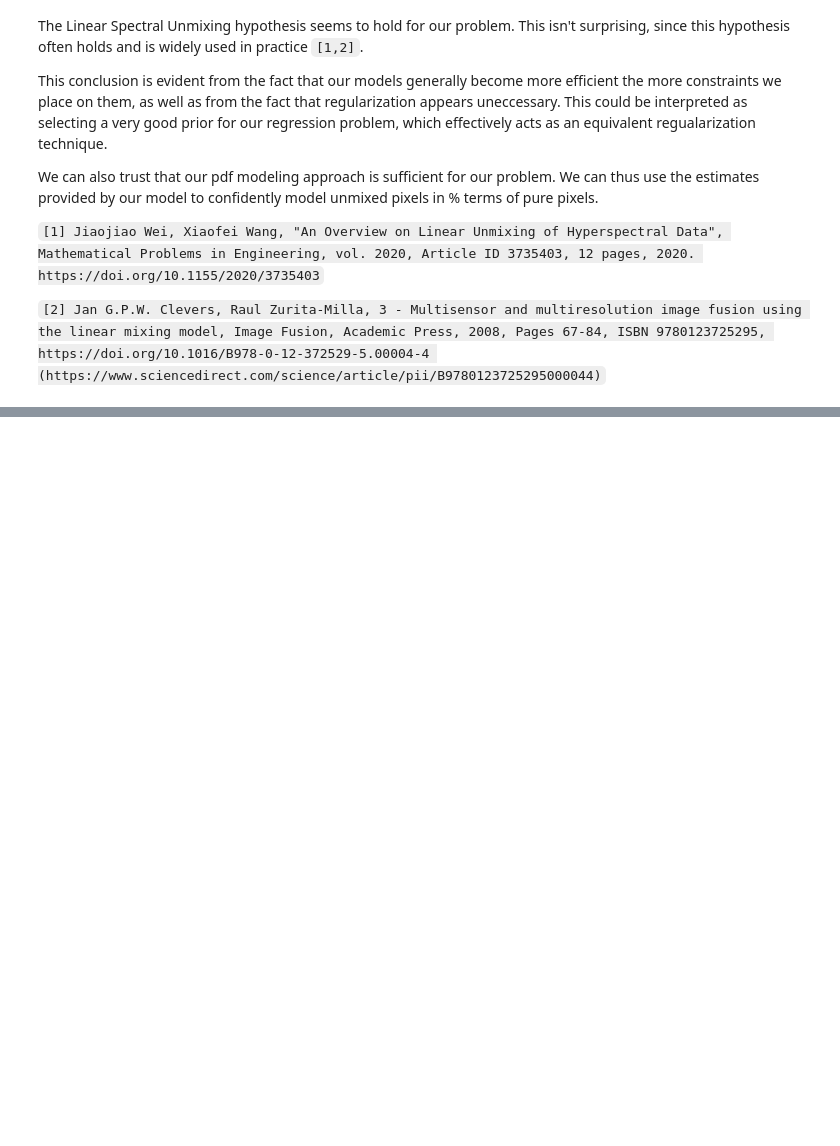
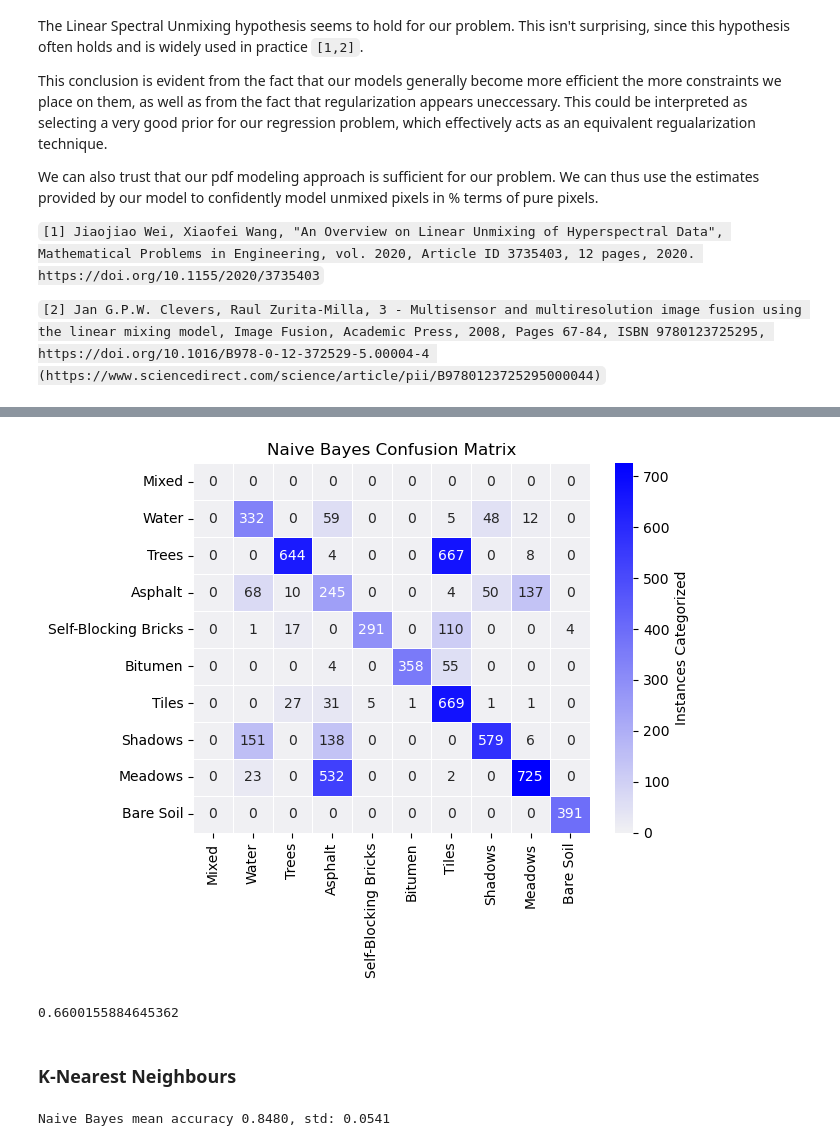
Before and after one commit to dimits-ts/hyperspectral-imaging, a Jupyter notebook: Project_AUEB.ipynb, the cells around one changed output, grey strips where cells are left out. Cells and saved outputs as stored; diff of their text form; code cells hidden in the pictures; blank space fills up the shorter version.

```diff
--- a/Project_AUEB.ipynb
+++ b/Project_AUEB.ipynb
@@ -416,0 +471,24 @@ plt.show()
+# %%
+def confusion_matrix(true_labels, predicted_labels):
+    """
+    Construct the confusion matrix for a classifier.
+
+    Parameters:
+    - true_labels: numpy array of true labels
+    - predicted_labels: numpy array of predicted labels
+    - num_classes: number of classes in the classification problem (optional)
+
+    Returns:
+    - confusion_matrix: numpy array representing the confusion matrix
+    """
+    num_classes = max(np.max(true_labels), np.max(predicted_labels)) + 1
+
+    confusion_matrix = np.zeros((num_classes, num_classes), dtype=int)
+
+    for true, pred in zip(true_labels, predicted_labels):
+        confusion_matrix[true, pred] += 1
+
+    return confusion_matrix
+# %%
+naive_conf = confusion_matrix(naive_res, y_train)
+naive_conf
@@ -416,0 +506,37 @@ plt.show()
+# %%
+def conf_matrix_heatmap(name, conf_matrix):
+    sns.heatmap(conf_matrix,
+                cmap=sns.color_palette("light:b", as_cmap=True),
+                cbar_kws={'label': "Instances Categorized"},
+                annot=True, fmt="d", linewidths=.5,
+                xticklabels=class_names.values(),
+                yticklabels=class_names.values())
+    plt.title(name)
+    plt.show()
+
+conf_matrix_heatmap("Naive Bayes Confusion Matrix", naive_conf)
+# %% [output]
+[figure, added]
+# %%
+def get_accuracy(predicted_labels: np.ndarray, actual_labels: np.ndarray) -> float:
+    """
+    Get the accuracy of the model based on its predicted and actual labels of its data.
+    :param predicted_labels: the labels which the model predicted
+    :param actual_labels: the actual labels of the data
+    :return: a number between 0 and 1 representing the accuracy of the model
+    """
+    return (predicted_labels.ravel() == actual_labels.ravel()).mean()
+
+get_accuracy(naive_res, y_train)
+# %% [output]
+0.6600155884645362
+# %% [markdown]
+### K-Nearest Neighbours
+# %%
+from sklearn.neighbors import KNeighborsClassifier
+
+
+res = cross_val_res(KNeighborsClassifier(n_neighbors=5), x_train, y_train)
+print(f"Naive Bayes mean accuracy {res[0]:.4f}, std: {res[1]:.4f}")
+# %% [output]
+Naive Bayes mean accuracy 0.8480, std: 0.0541
```
Also changed, not shown: parts of 29 cells of this notebook.
